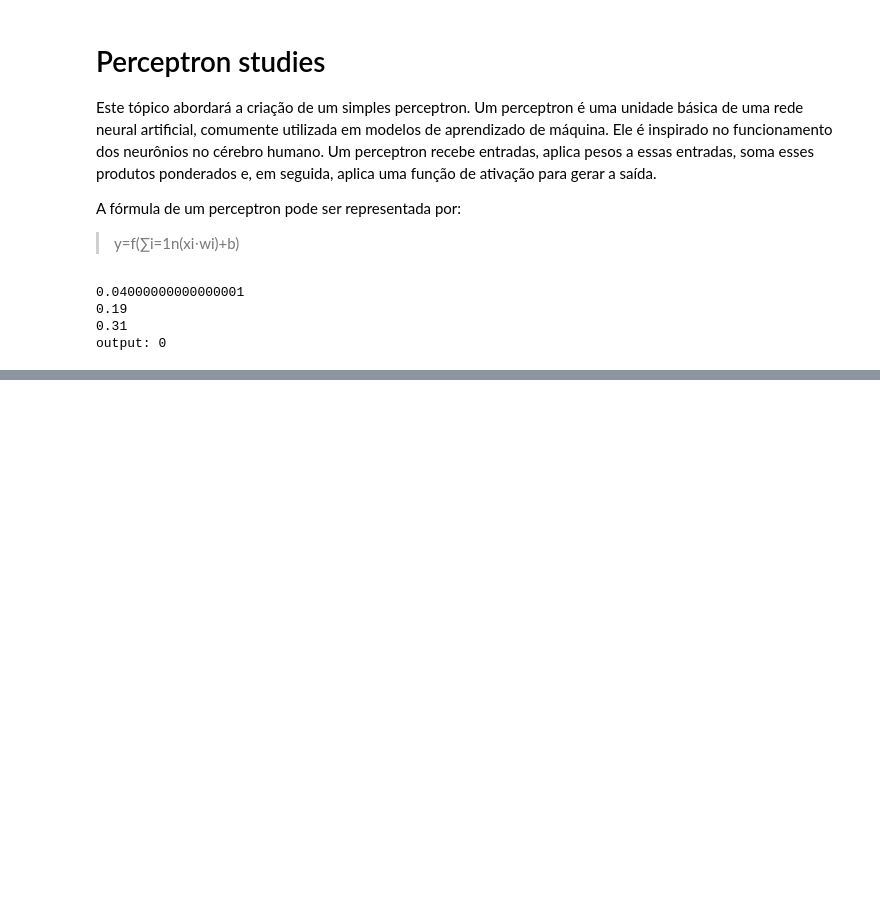
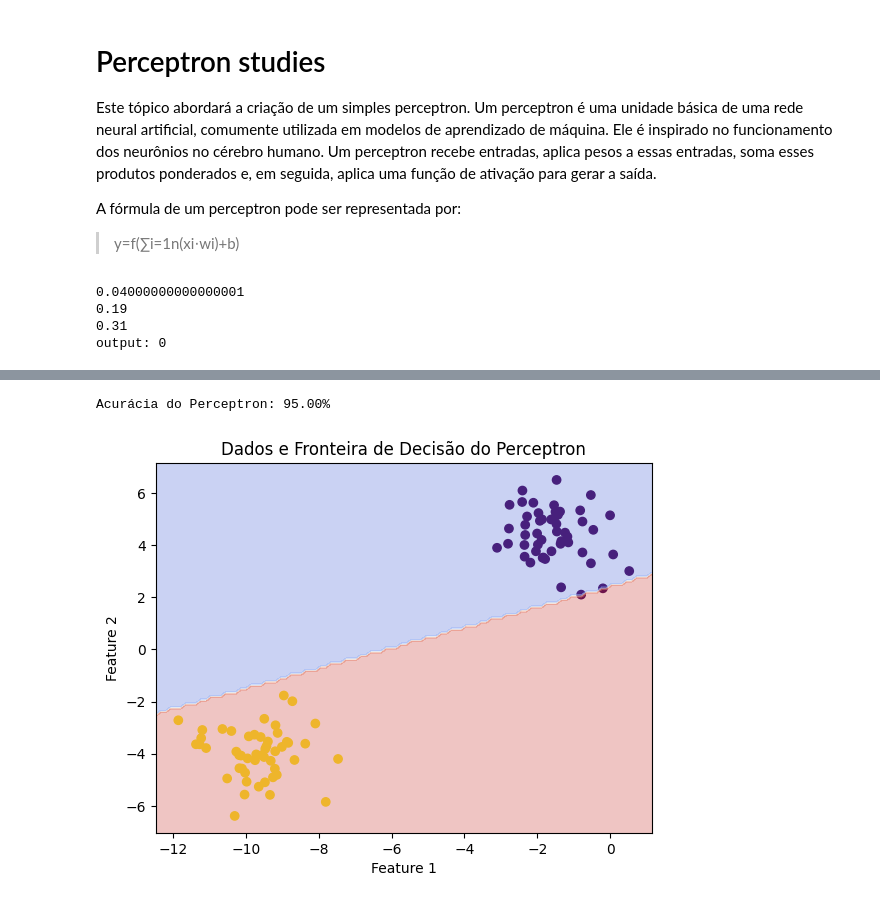
Before and after one commit to TETEURYAN/DeepLearning, a Jupyter notebook: src/Perceptron.ipynb, the cells around one changed output, grey strips where cells are left out. Drawn from its saved outputs; the diff is of its cells as text; code cells hidden in the pictures; blank space fills up the shorter version.

Commit message:
uptade perceptron

```diff
--- a/src/Perceptron.ipynb
+++ b/src/Perceptron.ipynb
@@ -152,0 +156,75 @@ plot_data(X, y, w, i)
+# %%
+import matplotlib.pyplot as plt
+import numpy as np
+from sklearn.datasets import make_blobs
+from sklearn.model_selection import train_test_split
+from sklearn.metrics import accuracy_score
+
+# Função de ativação (step function)
+def step_function(x):
+    return np.where(x > 0, 1, 0)
+
+# Função para treinar o perceptron
+def train_perceptron(X_train, y_train, learning_rate=0.01, epochs=200):
+    # Adicionar uma coluna de 1 para o termo de polarização (bias)
+    X_train_bias = np.c_[np.ones((X_train.shape[0], 1)), X_train]
+
+    # Inicializar pesos aleatórios
+    np.random.seed(42)
+    weights = np.random.rand(X_train_bias.shape[1])
+
+    for epoch in range(epochs):
+        # Calcular a saída do perceptron
+        predictions = step_function(np.dot(X_train_bias, weights))
+
+        # Atualizar os pesos com base no erro
+        error = y_train - predictions
+        weights += learning_rate * np.dot(error, X_train_bias) / len(X_train)
+
+    return weights
+
+# Função para calcilar a acurácia
+def accuracy(predictions, y_test):
+    classifications = len(y_test)
+    correct_classifications = sum(p == r for p, r in zip(predictions, y_test))
+    return correct_classifications / classifications
+
+# Gerar dados
+X, y = make_blobs(centers=2, cluster_std=1, random_state=1)
+
+# Dividir os dados em conjunto de treinamento e teste
+X_train, X_test, y_train, y_test = train_test_split(X, y, test_size=0.2, random_state=42)
+
+# Treinar o perceptron
+weights = train_perceptron(X_train, y_train)
+
+# Adicionar uma coluna de 1 para o termo de polarização (bias) nos dados de teste
+X_test_bias = np.c_[np.ones((X_test.shape[0], 1)), X_test]
+
+# Fazer previsões no conjunto de teste
+y_pred = step_function(np.dot(X_test_bias, weights))
+
+# Calcular a acurácia
+accuracia = accuracy(y_test, y_pred)
+print(f'Acurácia do Perceptron: {accuracia * 100:.2f}%')
+
+# Plotar os dados e a fronteira de decisão do perceptron
+plt.scatter(X[:, 0], X[:, 1], c=y)
+plt.title('Dados e Fronteira de Decisão do Perceptron')
+plt.xlabel('Feature 1')
+plt.ylabel('Feature 2')
+
+# Plotar a fronteira de decisão
+ax = plt.gca()
+xlim = ax.get_xlim()
+ylim = ax.get_ylim()
+
+xx, yy = np.meshgrid(np.linspace(xlim[0], xlim[1], 100), np.linspace(ylim[0], ylim[1], 100))
+Z = step_function(np.dot(np.c_[np.ones((xx.ravel().shape[0], 1)), xx.ravel(), yy.ravel()], weights))
+Z = Z.reshape(xx.shape)
+
+plt.contourf(xx, yy, Z, alpha=0.3, cmap='coolwarm')
+plt.show()
+# %% [output]
+Acurácia do Perceptron: 95.00%
+[figure, added]
```
Also changed, not shown: parts of 1 cell of this notebook.
